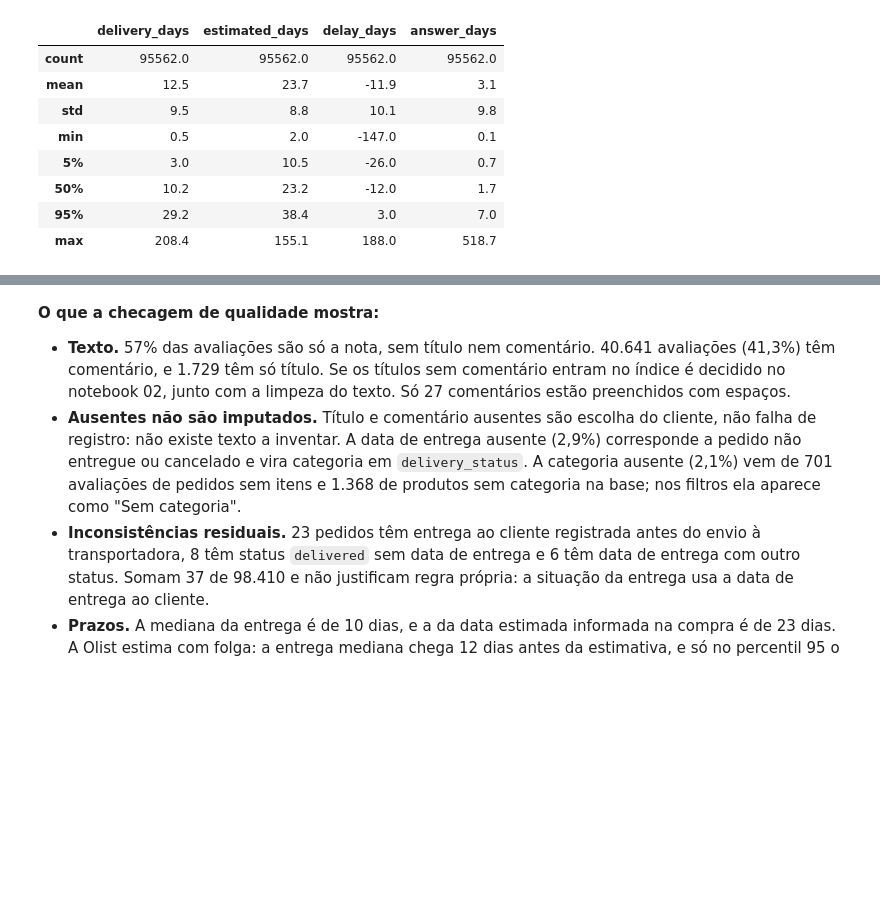
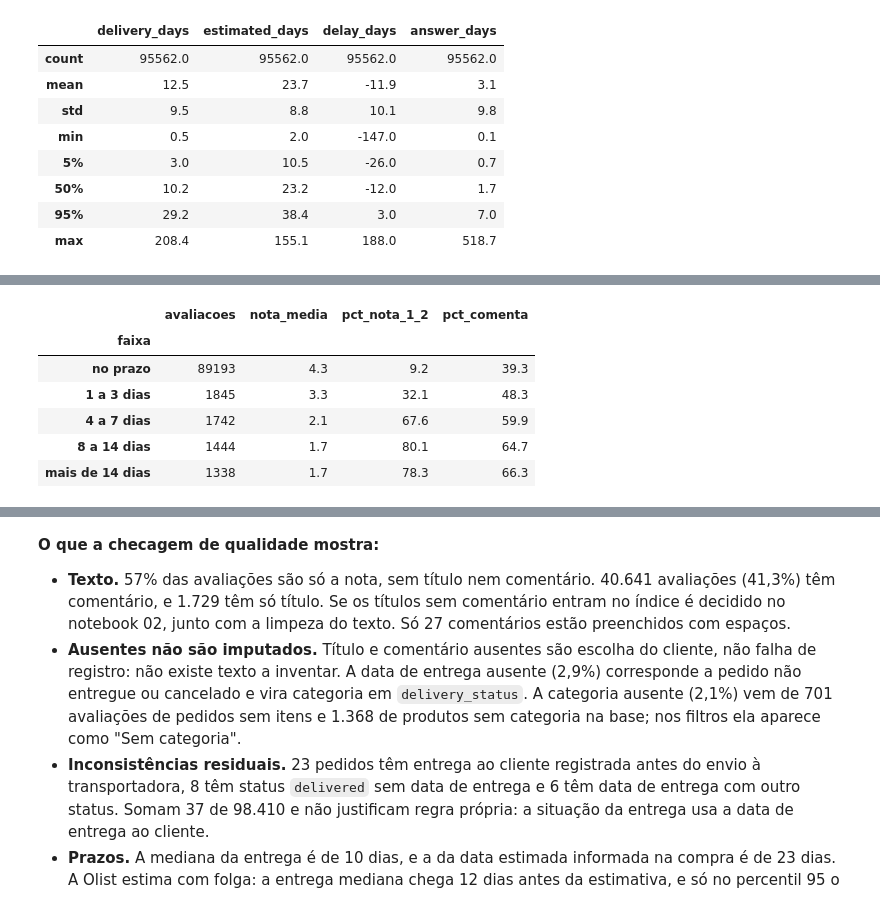
Before and after one commit to guillecosme/fiap-ai-scientist-tech-challenge-fase-04, a Jupyter notebook: notebooks/01_base_e_qualidade.ipynb, the cells around one changed output, grey strips where cells are left out. Cells and saved outputs as stored; diff of their text form; code cells hidden in the pictures; blank space fills up the shorter version.

Commit message:
hipoteses sobre quem comenta, nota e atraso com testes

```diff
--- a/notebooks/01_base_e_qualidade.ipynb
+++ b/notebooks/01_base_e_qualidade.ipynb
@@ -228,0 +286,16 @@ base.loc[base["delivered"], ["delivery_days", "estimated_days", "delay_days", "a
+# %%
+entregues = base[base["delivered"]]
+no_prazo = entregues.loc[~entregues["is_late"].astype(bool), "review_score"]
+atrasada = entregues.loc[entregues["is_late"].astype(bool), "review_score"]
+u, p = stats.mannwhitneyu(atrasada, no_prazo, alternative="less")
+# correlacao bisserial de postos: probabilidade de superioridade reescalada para [-1, 1]
+r_rb = 1 - 2 * u / (len(atrasada) * len(no_prazo))
+print(f"Mann-Whitney U = {u:,.0f}, p = {p:.1e}, correlação bisserial de postos = {r_rb:.3f}")
+print(f"P(nota de pedido atrasado < nota de pedido no prazo) - P(>) = {r_rb:.3f}")
+comp = pd.DataFrame({
+    "avaliações": [len(no_prazo), len(atrasada)],
+    "nota média": [no_prazo.mean(), atrasada.mean()],
+    "% nota 1 ou 2": [100 * no_prazo.le(2).mean(), 100 * atrasada.le(2).mean()],
+    "% nota 5": [100 * no_prazo.eq(5).mean(), 100 * atrasada.eq(5).mean()],
+}, index=["no prazo", "atrasada"]).round(2)
+comp
@@ -228,0 +308,18 @@ base.loc[base["delivered"], ["delivery_days", "estimated_days", "delay_days", "a
+# %%
+por_atraso = entregues.assign(
+    faixa=pd.cut(entregues["delay_days"], [-np.inf, 0, 3, 7, 14, np.inf],
+                 labels=["no prazo", "1 a 3 dias", "4 a 7 dias", "8 a 14 dias", "mais de 14 dias"]))
+por_atraso.groupby("faixa", observed=True).agg(
+    avaliacoes=("review_score", "size"),
+    nota_media=("review_score", "mean"),
+    pct_nota_1_2=("review_score", lambda s: 100 * s.le(2).mean()),
+    pct_comenta=("has_comment", lambda s: 100 * s.mean()),
+).round(1)
+# %% [output]
+|  | avaliacoes | nota_media | pct_nota_1_2 | pct_comenta |
+| faixa |  |  |  |  |
+| no prazo | 89193 | 4.3 | 9.2 | 39.3 |
+| 1 a 3 dias | 1845 | 3.3 | 32.1 | 48.3 |
+| 4 a 7 dias | 1742 | 2.1 | 67.6 | 59.9 |
+| 8 a 14 dias | 1444 | 1.7 | 80.1 | 64.7 |
+| mais de 14 dias | 1338 | 1.7 | 78.3 | 66.3 |
```
Also changed, not shown: parts of 14 cells of this notebook.
